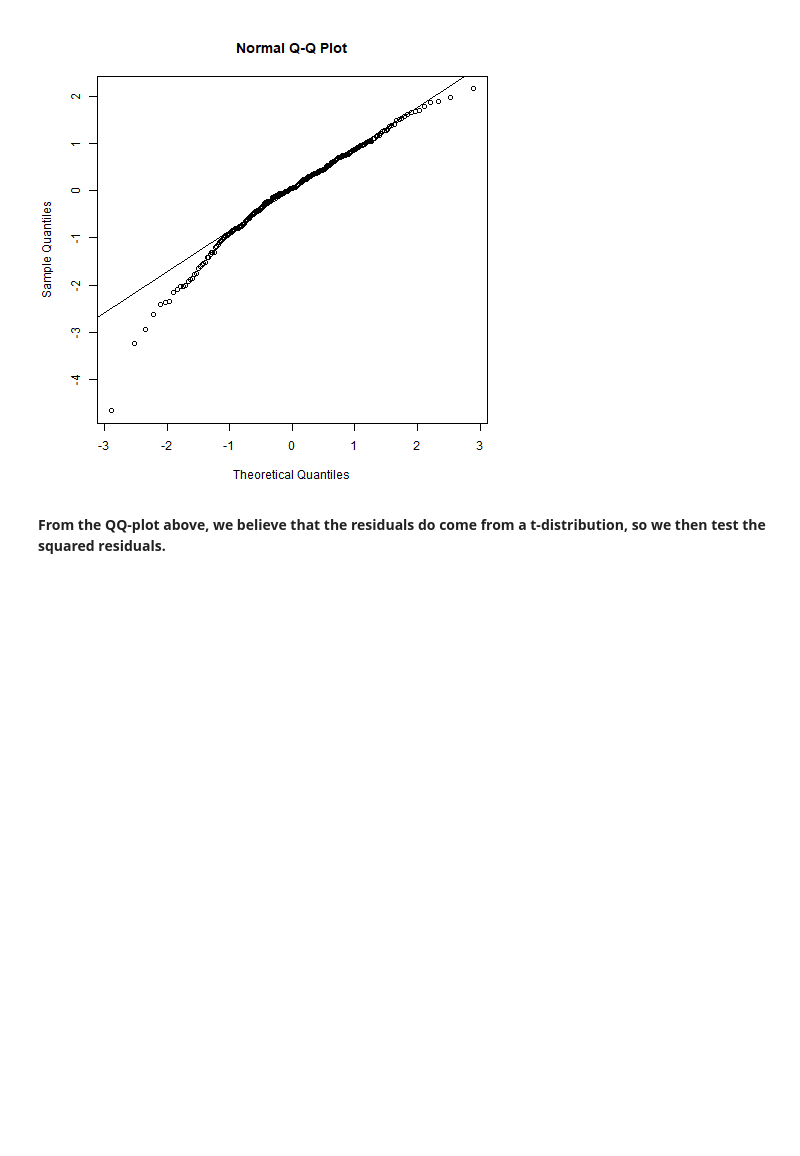
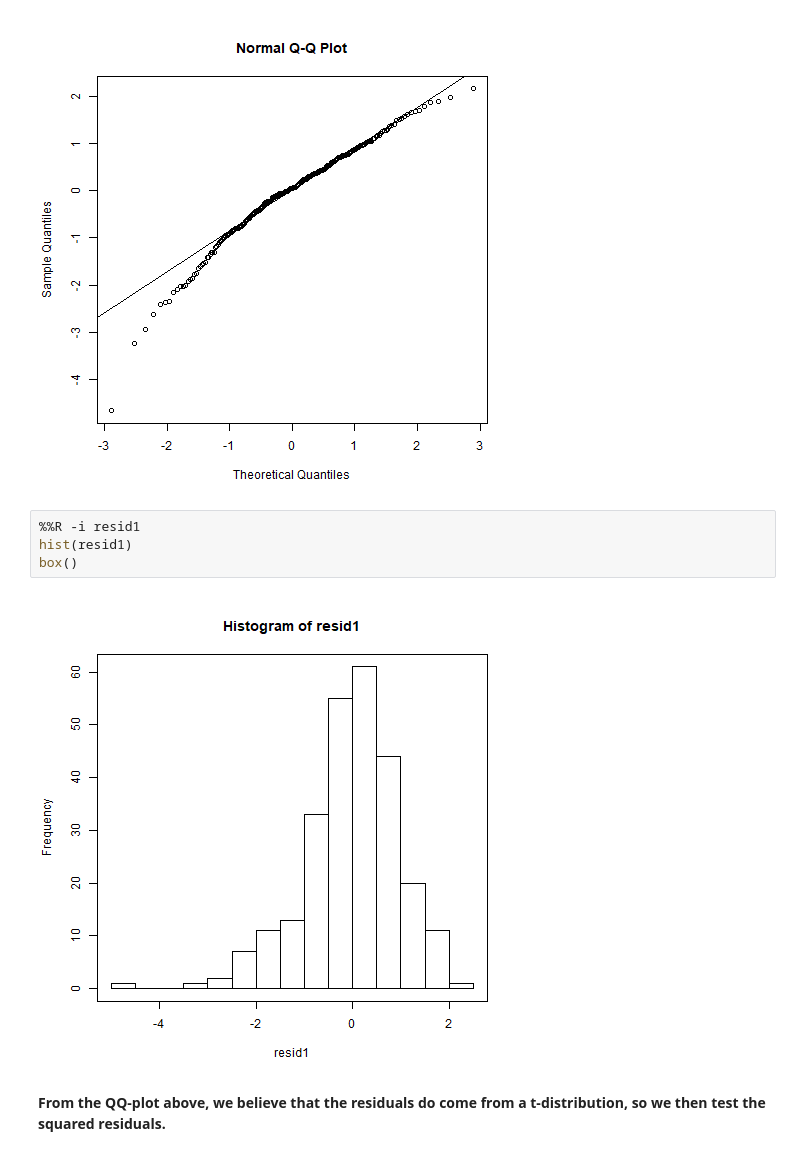
Before and after one commit to charlienew/Finance, a Jupyter notebook: garch in R.ipynb, the cells around one changed output. Saved outputs shown, nothing was run; the diff lists cells and outputs as text; blank space fills up the shorter version.

```diff
--- a/garch in R.ipynb
+++ b/garch in R.ipynb
@@ -418,6 +418,12 @@ qqnorm(resid1)
 qqline(resid1)
 # %% [output]
 [figure]
+# %%
+%%R -i resid1
+hist(resid1)
+box()
+# %% [output]
+[figure, added]
 # %% [markdown]
 **From the QQ-plot above, we believe that the residuals do come from a t-distribution, so we then test the squared residuals.**
 # %%
```
Also changed, not shown: parts of 2 cells of this notebook.
